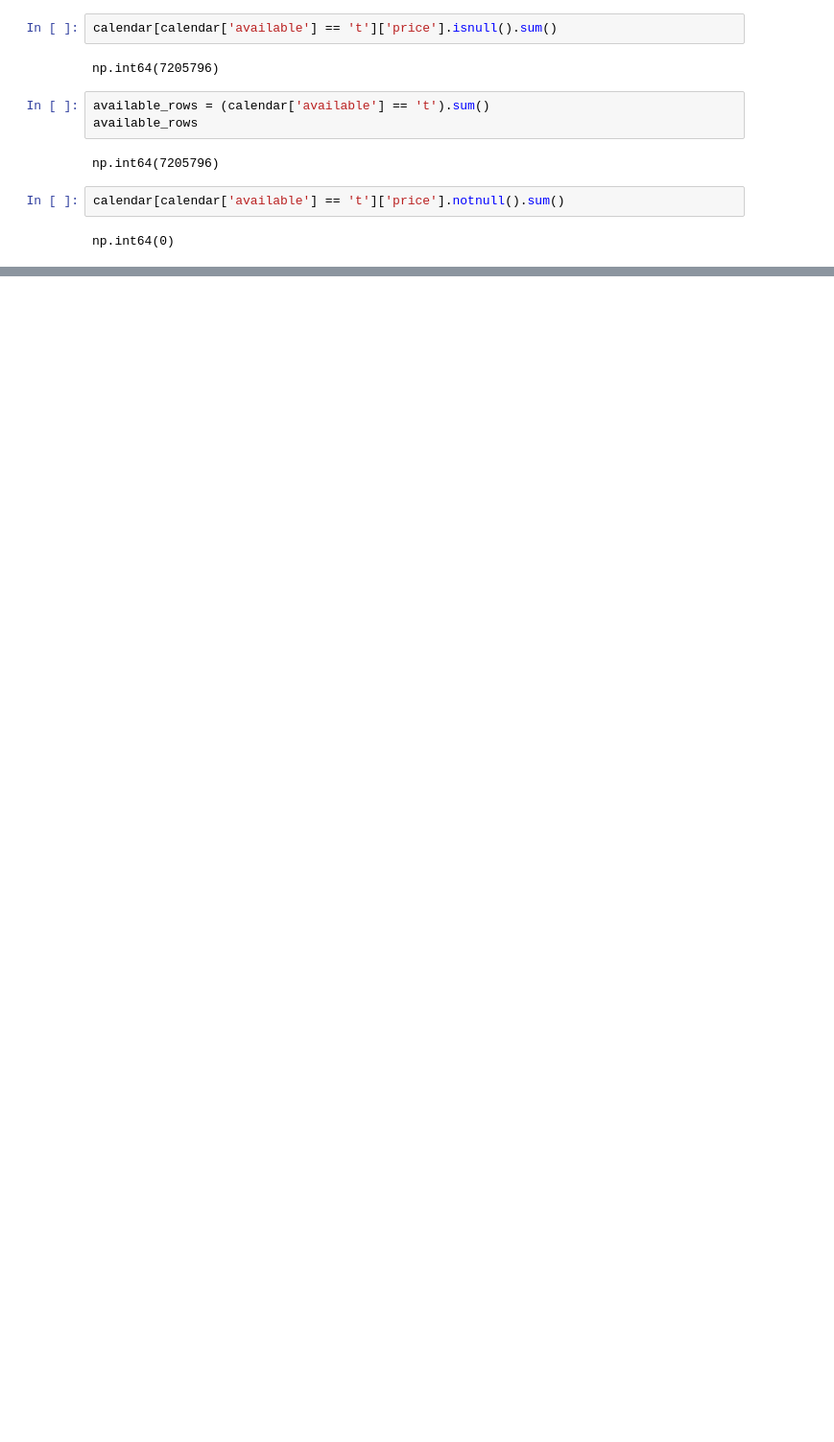
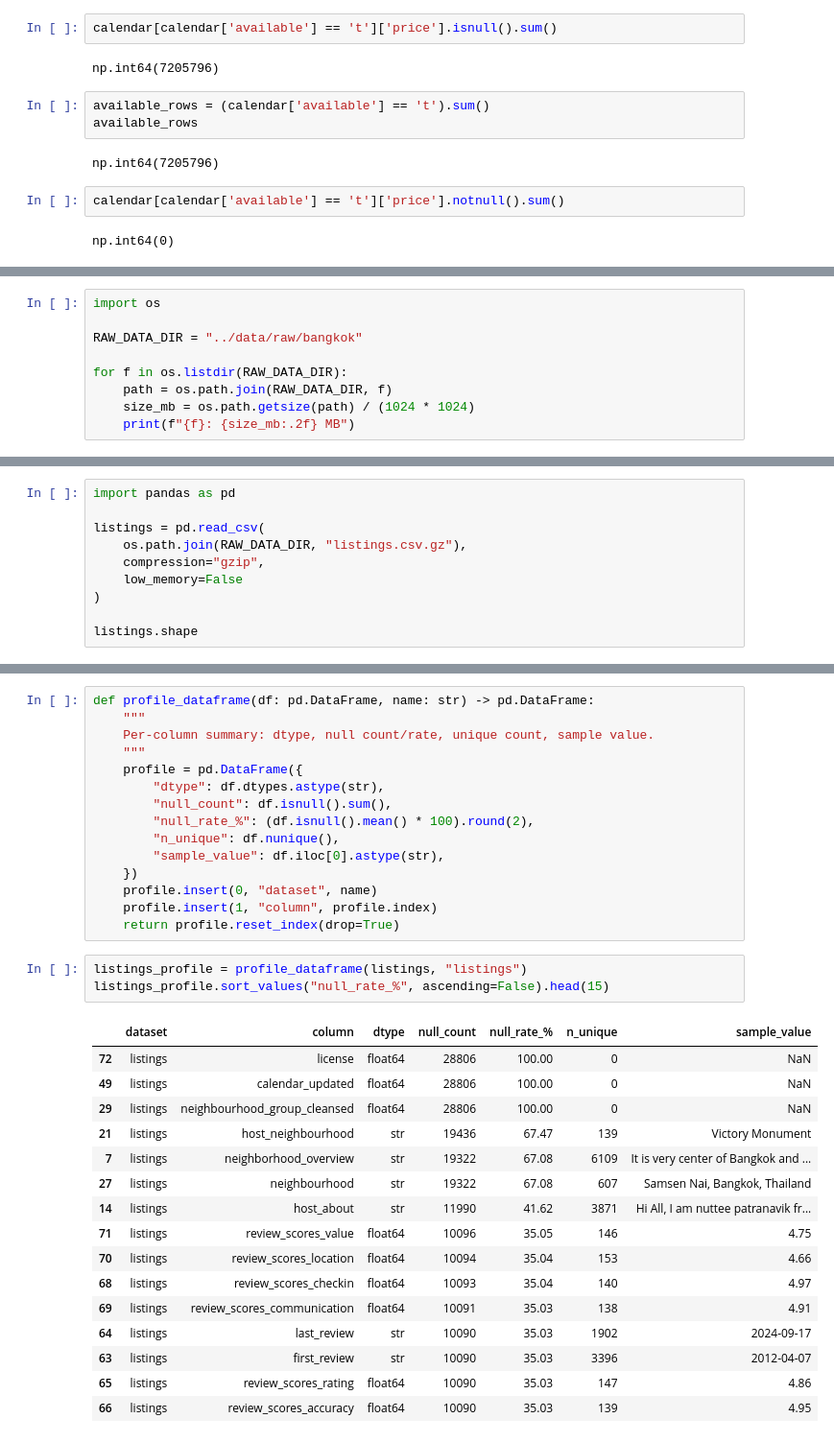
Before and after one commit to AlokaPerera01/airbnb_project, a Jupyter notebook: notebooks/01_dataset_exploration.ipynb, the cells around one changed output, grey strips where cells are left out. Shown at 96% size. Cells and saved outputs as stored; diff of their text form; blank space fills up the shorter version.

Commit message:
Section 3.1: Data ingestion and profiling - pipeline, quality report, outlier detection, domain validation

```diff
--- a/notebooks/01_dataset_exploration.ipynb
+++ b/notebooks/01_dataset_exploration.ipynb
@@ -354,0 +445,9 @@ np.int64(0)
+# %%
+import os
+
+RAW_DATA_DIR = "../data/raw/bangkok"
+
+for f in os.listdir(RAW_DATA_DIR):
+    path = os.path.join(RAW_DATA_DIR, f)
+    size_mb = os.path.getsize(path) / (1024 * 1024)
+    print(f"{f}: {size_mb:.2f} MB")
@@ -354,0 +489,10 @@ np.int64(0)
+# %%
+import pandas as pd
+
+listings = pd.read_csv(
+    os.path.join(RAW_DATA_DIR, "listings.csv.gz"),
+    compression="gzip",
+    low_memory=False
+)
+
+listings.shape
@@ -354,0 +512,35 @@ np.int64(0)
+# %%
+def profile_dataframe(df: pd.DataFrame, name: str) -> pd.DataFrame:
+    """
+    Per-column summary: dtype, null count/rate, unique count, sample value.
+    """
+    profile = pd.DataFrame({
+        "dtype": df.dtypes.astype(str),
+        "null_count": df.isnull().sum(),
+        "null_rate_%": (df.isnull().mean() * 100).round(2),
+        "n_unique": df.nunique(),
+        "sample_value": df.iloc[0].astype(str),
+    })
+    profile.insert(0, "dataset", name)
+    profile.insert(1, "column", profile.index)
+    return profile.reset_index(drop=True)
+# %%
+listings_profile = profile_dataframe(listings, "listings")
+listings_profile.sort_values("null_rate_%", ascending=False).head(15)
+# %% [output]
+|  | dataset | column | dtype | null_count | null_rate_% | n_unique | sample_value |
+| 72 | listings | license | float64 | 28806 | 100.00 | 0 | NaN |
+| 49 | listings | calendar_updated | float64 | 28806 | 100.00 | 0 | NaN |
+| 29 | listings | neighbourhood_group_cleansed | float64 | 28806 | 100.00 | 0 | NaN |
+| 21 | listings | host_neighbourhood | str | 19436 | 67.47 | 139 | Victory Monument |
+| 7 | listings | neighborhood_overview | str | 19322 | 67.08 | 6109 | It is very center of Bangkok and ... |
+| 27 | listings | neighbourhood | str | 19322 | 67.08 | 607 | Samsen Nai, Bangkok, Thailand |
+| 14 | listings | host_about | str | 11990 | 41.62 | 3871 | Hi All, I am nuttee patranavik fr... |
+| 71 | listings | review_scores_value | float64 | 10096 | 35.05 | 146 | 4.75 |
+| 70 | listings | review_scores_location | float64 | 10094 | 35.04 | 153 | 4.66 |
+| 68 | listings | review_scores_checkin | float64 | 10093 | 35.04 | 140 | 4.97 |
+| 69 | listings | review_scores_communication | float64 | 10091 | 35.03 | 138 | 4.91 |
+| 64 | listings | last_review | str | 10090 | 35.03 | 1902 | 2024-09-17 |
+| 63 | listings | first_review | str | 10090 | 35.03 | 3396 | 2012-04-07 |
+| 65 | listings | review_scores_rating | float64 | 10090 | 35.03 | 147 | 4.86 |
+| 66 | listings | review_scores_accuracy | float64 | 10090 | 35.03 | 139 | 4.95 |
```
Also changed, not shown: parts of 21 cells of this notebook.
